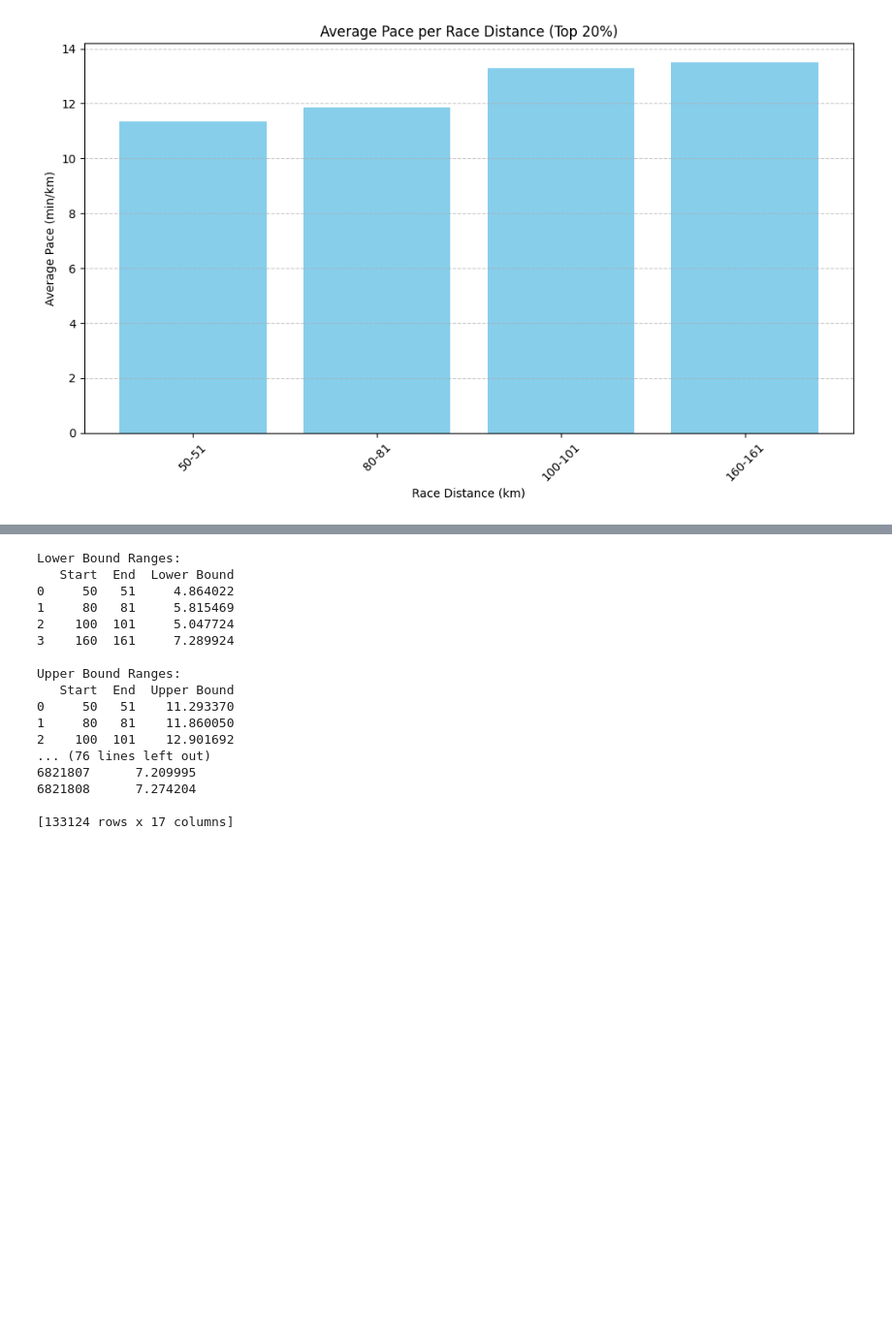
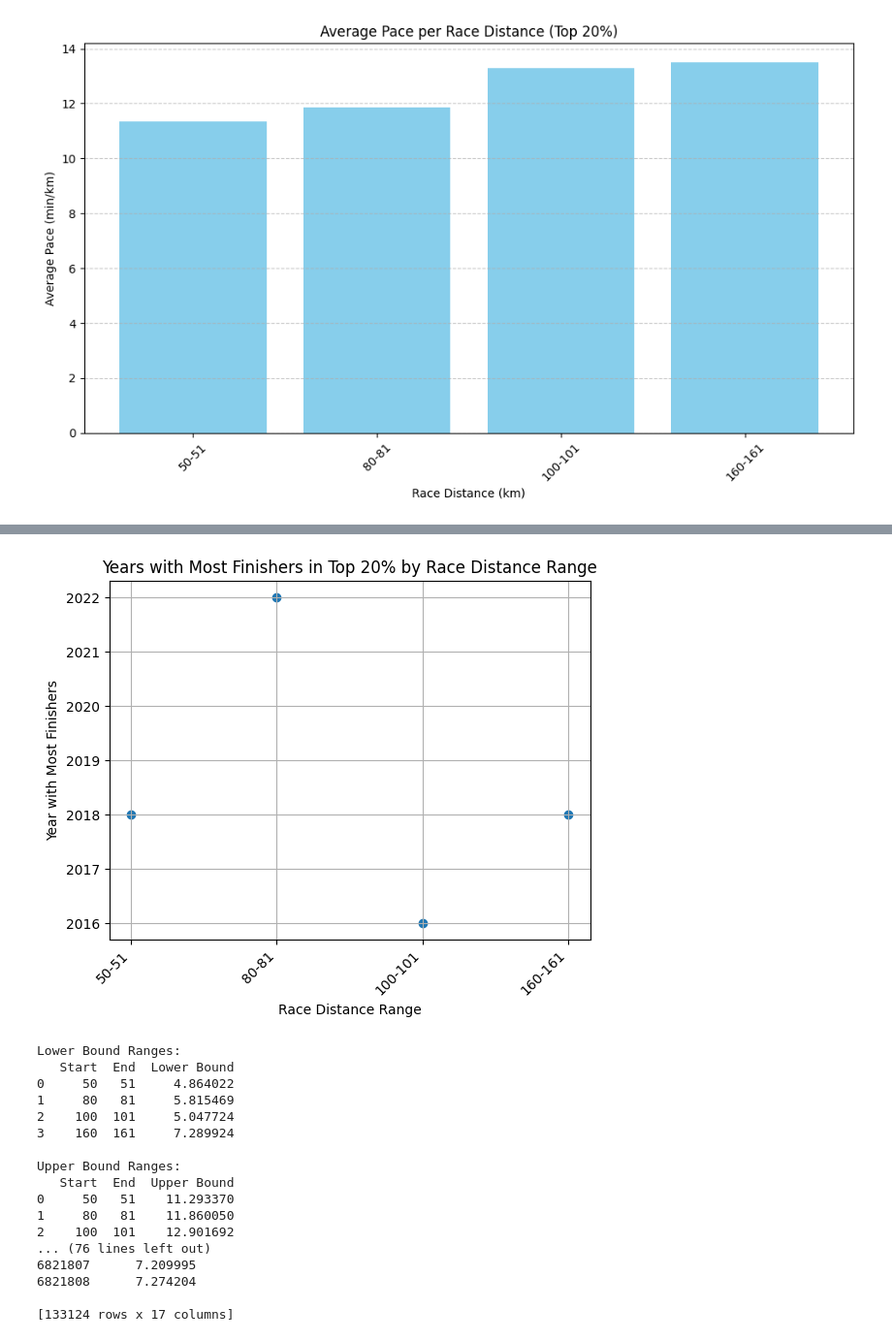
Before and after one commit to DMGroup14/UltraInsight_Analyzing_Paces_Ages_and_Trends_in_Ultramarathon_Finishers, a Jupyter notebook: ultrainsight_code.ipynb, the cells around one changed output, grey strips where cells are left out. Shown at 97% size. Drawn from its saved outputs; the diff is of its cells as text; code cells hidden in the pictures; blank space fills up the shorter version.

```diff
--- a/ultrainsight_code.ipynb
+++ b/ultrainsight_code.ipynb
@@ -425,3 +402,78 @@ plt.tight_layout()
 plt.show()
 # %% [output]
 [figure]
+# %%
+#
+
+# Convert "Athlete performance" column to numeric
+df['Athlete performance'] = pd.to_numeric(df['Athlete performance'], errors='coerce')
+
+# Define the race distance ranges
+race_distance_ranges = [(50, 51), (80, 81), (100, 101), (160, 161)]
+
+# Create an empty list to store the results
+results = []
+
+# Iterate over each race distance range
+for range_start, range_end in race_distance_ranges:
+    # Filter the DataFrame for the specified race distance range
+    filtered_df = df[(df["Event distance"] >= range_start) & (df["Event distance"] < range_end)]
+
+    # Filter the top 20% of finishers by sorting the DataFrame by "Athlete performance"
+    top_20_percent_df = filtered_df.nlargest(int(0.2 * len(filtered_df)), 'Athlete performance')
+
+    # Group the data by year
+    grouped_by_year = top_20_percent_df.groupby('Year of event')
+
+    # Calculate the number of finishers in the top 20% for each year
+    finishers_count_by_year = grouped_by_year.size()
+
+    # Find the year(s) with the maximum number of finishers in the top 20%
+    max_finishers_year = finishers_count_by_year[finishers_count_by_year == finishers_count_by_year.max()].index.tolist()
+
+    # Append the results to the list
+    results.append({'Race Distance': f'{range_start}-{range_end}', 'Years with Most Finishers': max_finishers_year})
+
+# Convert the list of dictionaries into a DataFrame
+most_finishers_years_df = pd.DataFrame(results)
+
+# Print the DataFrame
+print(most_finishers_years_df)
+
+
+
+
+
+
+
+
+# Create empty lists to store x and y data
+x_values = []
+y_values = []
+
+# Iterate over each row in the DataFrame
+for index, row in most_finishers_years_df.iterrows():
+    race_distance = row['Race Distance']
+    years = row['Years with Most Finishers']
+
+    # Append race distance to x_values list
+    x_values.extend([race_distance] * len(years))
+
+    # Append number of years to y_values list
+    y_values.extend(years)
+
+# Create the scatter plot
+plt.scatter(x_values, y_values)
+
+# Add labels and title
+plt.xlabel('Race Distance Range')
+plt.ylabel('Year with Most Finishers')
+plt.title('Years with Most Finishers in Top 20% by Race Distance Range')
+
+# Rotate x-axis labels for better readability
+plt.xticks(rotation=45, ha='right')
+
+# Show plot
+plt.grid(True)
+plt.show()
+# %% [output]
@@ -428,3 +485,4 @@ plt.show()
+[figure, added]
 # %%
 #stdev for outliers of pace per race distance
 
```
Also changed, not shown: parts of 2 cells of this notebook, 1 other file.
